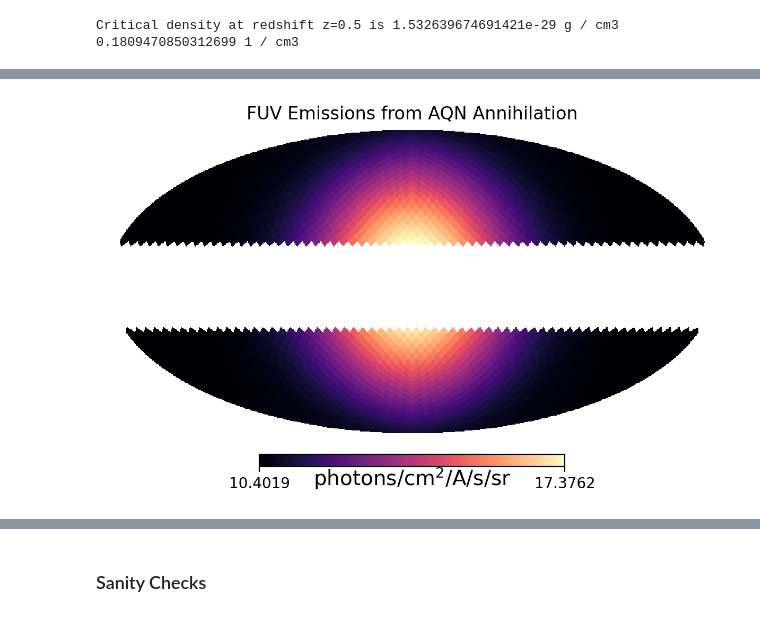
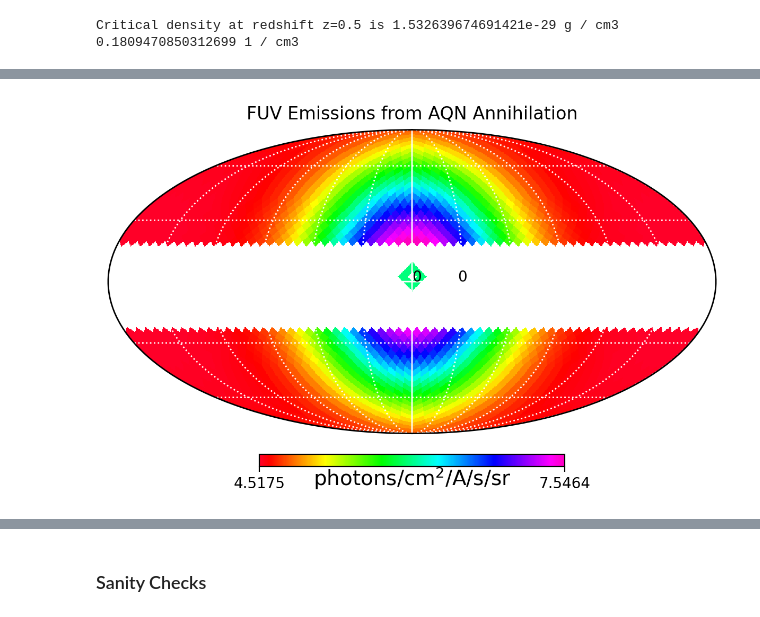
Before and after one commit to msekatchev/nugget_emissions_backup, a Jupyter notebook: AQN Emissivity MAIN.ipynb, the cells around one changed output, grey strips where cells are left out. Saved outputs shown, nothing was run; the diff lists cells and outputs as text; code cells hidden in the pictures.

Commit message:
Standardized coord sys, working on matching mollview skymap to GALEX paper

```diff
--- a/AQN Emissivity MAIN.ipynb
+++ b/AQN Emissivity MAIN.ipynb
@@ -733,7 +749,7 @@ l_array = np.ones((len(l_list),len(theta))) * l_list
 l_array[:,low_lat_filter] = 0
 
 # 2D array of distance elements along each sightline, galaxy-centric
-x = l_array * np.sin(theta) * np.cos(phi) + D
+x = l_array * np.sin(theta) * np.cos(phi) - D
 y = l_array * np.sin(theta) * np.sin(phi)
 z = l_array * np.cos(theta)
 R_array = np.sqrt(x**2 + y**2 + z**2)
@@ -799,3 +815,8 @@ def func(n_c, n_w, n_wh,n_h, frequency_band):
 
 dfdlambda = sum(func(n_cold,n_warm,n_warm_hot,n_hot, frequency_band)) / (4*np.pi) * (dl.cgs).value * dOmega
 dfdlambda[low_lat_filter] = 0
+# dfdlambda[1535] = 1000000
+# dfdlambda[1536] = 1000000
+# dfdlambda[1506] = 100000
+# dfdlambda[1505] = 100000
+dfdlambda[hp.pixelfunc.get_all_neighbours(NSIDE, np.pi/2,0)] = 1000000
@@ -802,11 +826,18 @@ dfdlambda[low_lat_filter] = 0
 # %%
 f1 = plt.figure(figsize=(6, 4), dpi=200)
 # rotation in (lat, long, psi)
-hp.mollview(np.log(dfdlambda), title="FUV Emissions from AQN Annihilation", rot=(180,0,0),cmap='magma', fig=f1, unit="photons/cm$^2$/A/s/sr")
-plt.savefig("skymap_full_band.png")
+hp.mollview(np.log10(dfdlambda),
+            title="FUV Emissions from AQN Annihilation",
+            rot=(0,0,0),
+            cmap='gist_rainbow',
+            fig=f1,
+            unit="photons/cm$^2$/A/s/sr")
+
+#hp.graticule(dmer=360,dpar=360,alpha=0)
+hp.graticule(dmer=30,dpar=30, alpha=1, color="white", linewidth=10)
+plt.text(0,0,"0")
+plt.text(0.3,0,"0")
+plt.savefig("skymap_full_band_1kg.png")
 plt.show()
-# 23  24
-#flux_array[22] = -2.8750126140481806e-42
-#flux_array[25] = -2.8750126140481806e-42
 # %% [output]
-[figure, old version]
+[figure, new version]
```
Also changed, not shown: parts of 10 cells of this notebook, 2 other files.
